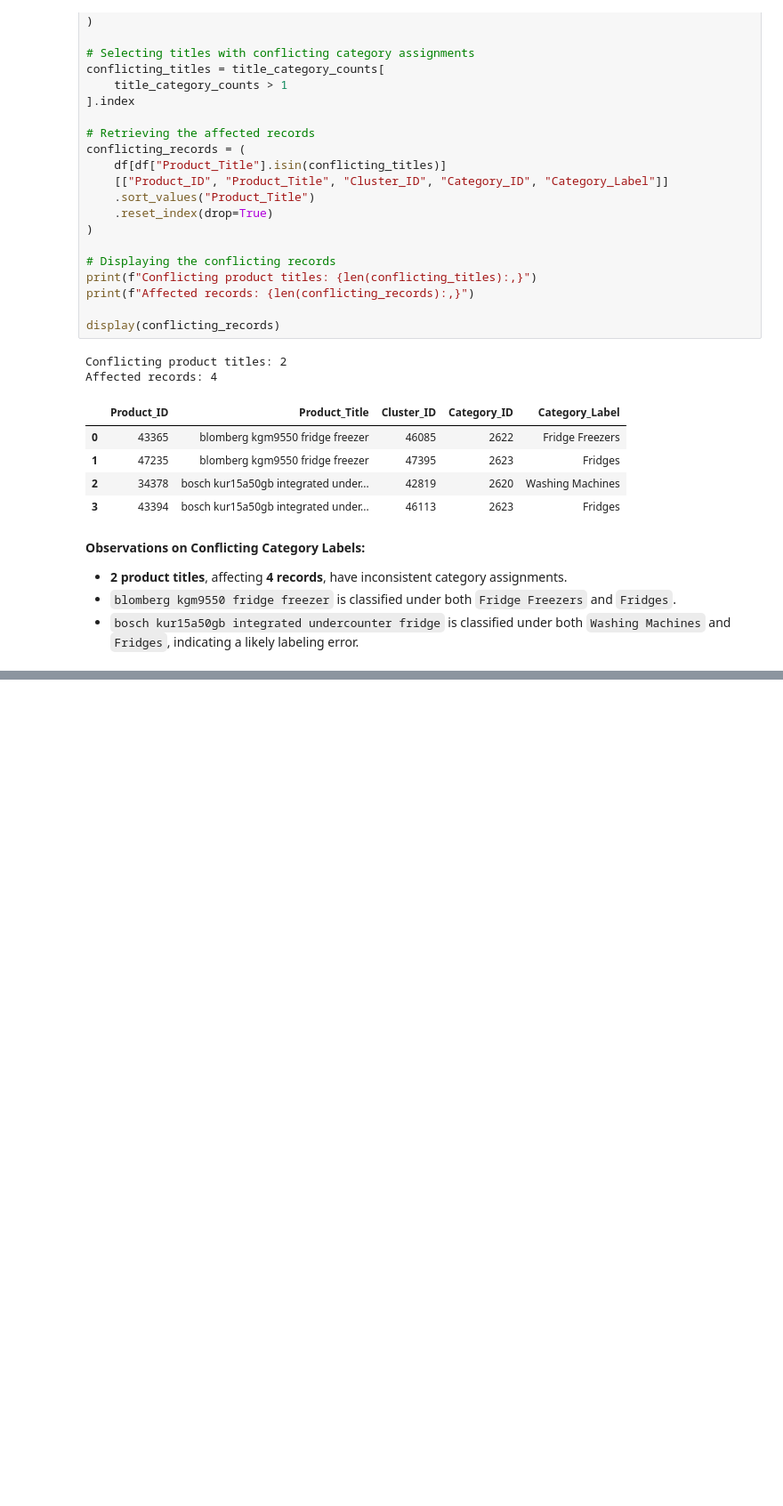
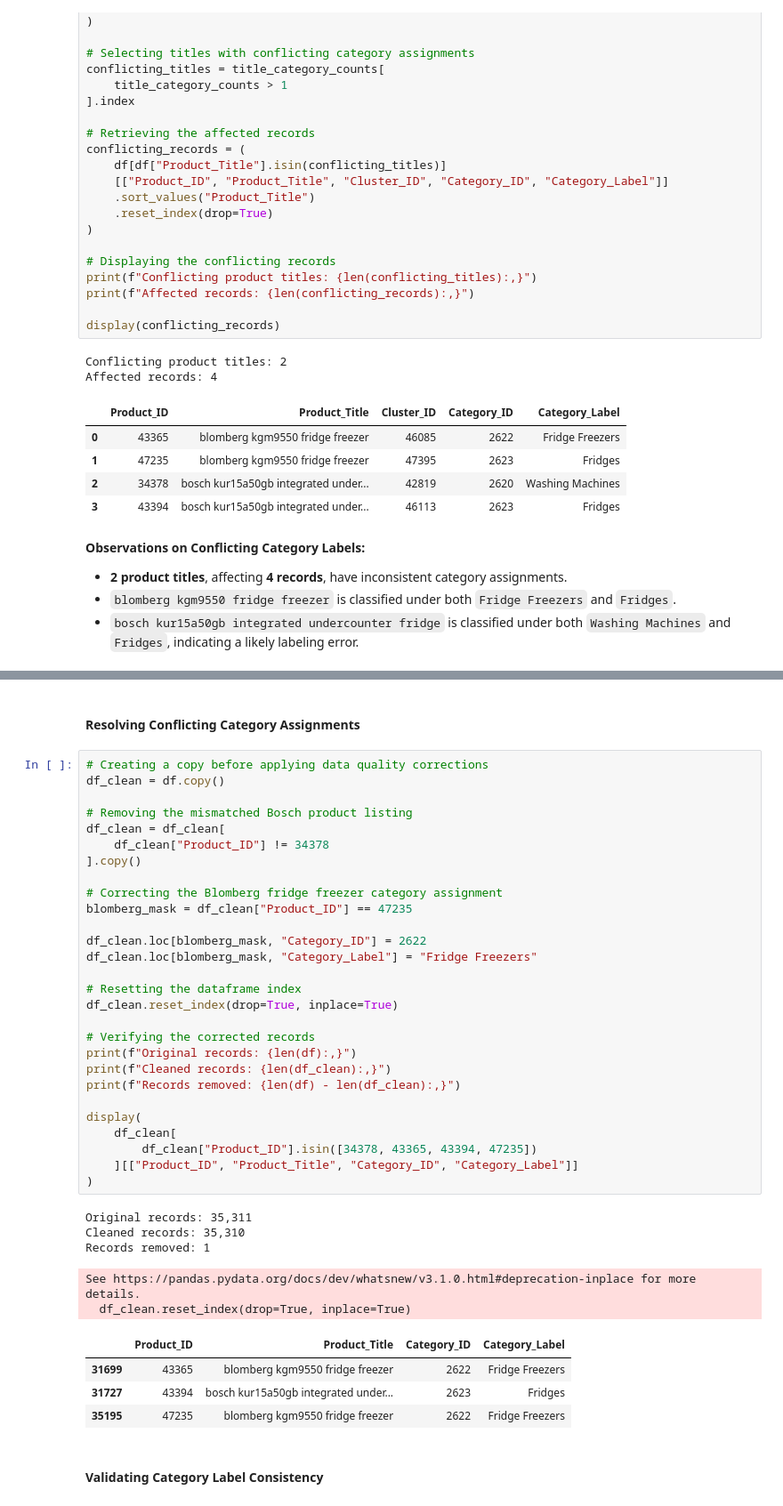
Before and after one commit to TejasMJ/Product-Taxonomy-Intelligence, a Jupyter notebook: notebooks/03_data_preparation.ipynb, the cells around one changed output, grey strips where cells are left out. Shown at 89% size. Cells and saved outputs as stored; diff of their text form; blank space fills up the shorter version.

```diff
--- a/notebooks/03_data_preparation.ipynb
+++ b/notebooks/03_data_preparation.ipynb
@@ -203,0 +302,42 @@ Affected records: 4
+# %% [markdown]
+#### Resolving Conflicting Category Assignments
+# %%
+# Creating a copy before applying data quality corrections
+df_clean = df.copy()
+
+# Removing the mismatched Bosch product listing
+df_clean = df_clean[
+    df_clean["Product_ID"] != 34378
+].copy()
+
+# Correcting the Blomberg fridge freezer category assignment
+blomberg_mask = df_clean["Product_ID"] == 47235
+
+df_clean.loc[blomberg_mask, "Category_ID"] = 2622
+df_clean.loc[blomberg_mask, "Category_Label"] = "Fridge Freezers"
+
+# Resetting the dataframe index
+df_clean.reset_index(drop=True, inplace=True)
+
+# Verifying the corrected records
+print(f"Original records: {len(df):,}")
+print(f"Cleaned records: {len(df_clean):,}")
+print(f"Records removed: {len(df) - len(df_clean):,}")
+
+display(
+    df_clean[
+        df_clean["Product_ID"].isin([34378, 43365, 43394, 47235])
+    ][["Product_ID", "Product_Title", "Category_ID", "Category_Label"]]
+)
+# %% [output]
+Original records: 35,311
+Cleaned records: 35,310
+Records removed: 1
+See https://pandas.pydata.org/docs/dev/whatsnew/v3.1.0.html#deprecation-inplace for more details.
+  df_clean.reset_index(drop=True, inplace=True)
+|  | Product_ID | Product_Title | Category_ID | Category_Label |
+| 31699 | 43365 | blomberg kgm9550 fridge freezer | 2622 | Fridge Freezers |
+| 31727 | 43394 | bosch kur15a50gb integrated under... | 2623 | Fridges |
+| 35195 | 47235 | blomberg kgm9550 fridge freezer | 2622 | Fridge Freezers |
+# %% [markdown]
+#### Validating Category Label Consistency
```
Also changed, not shown: parts of 7 cells of this notebook.
